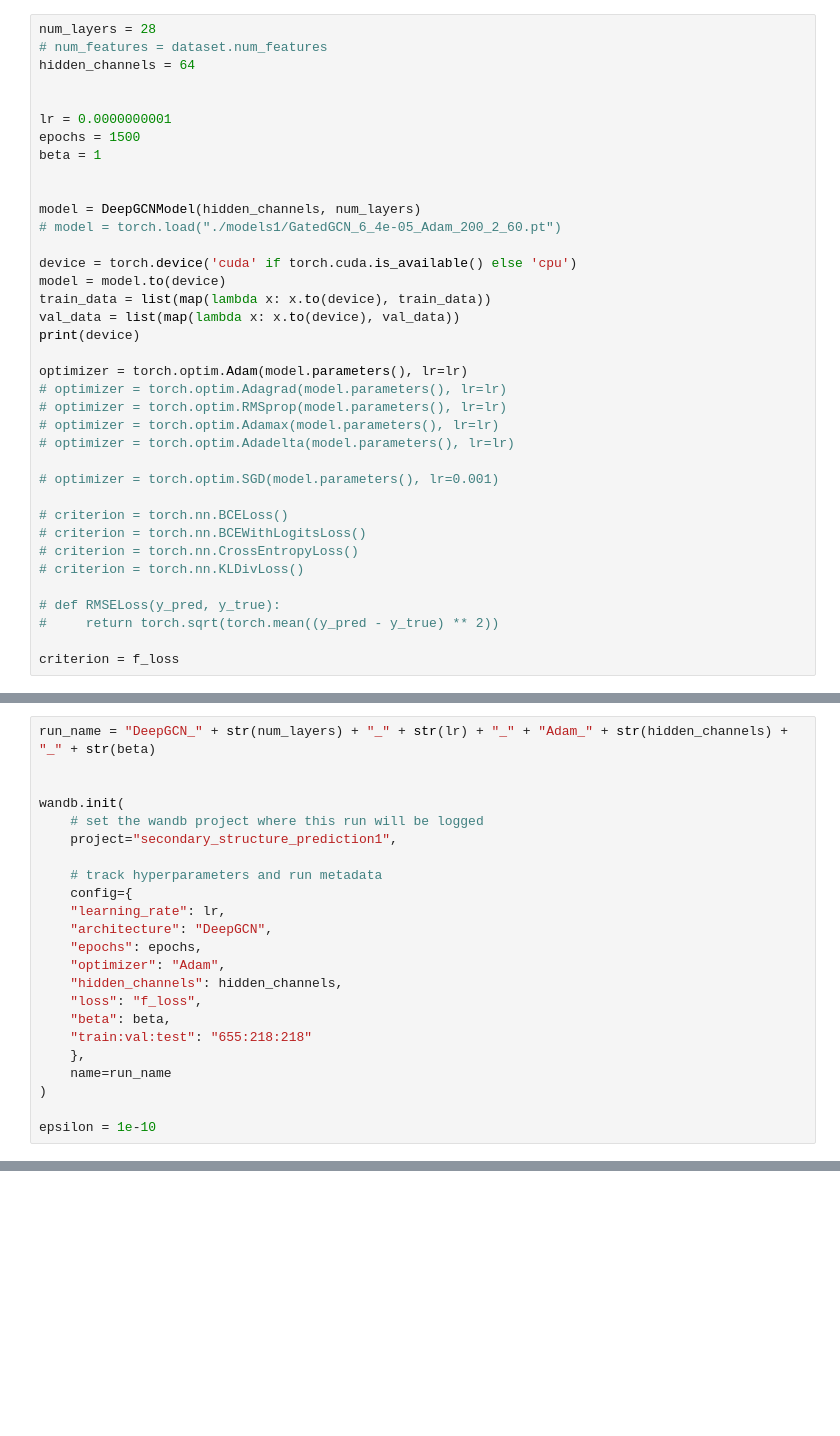
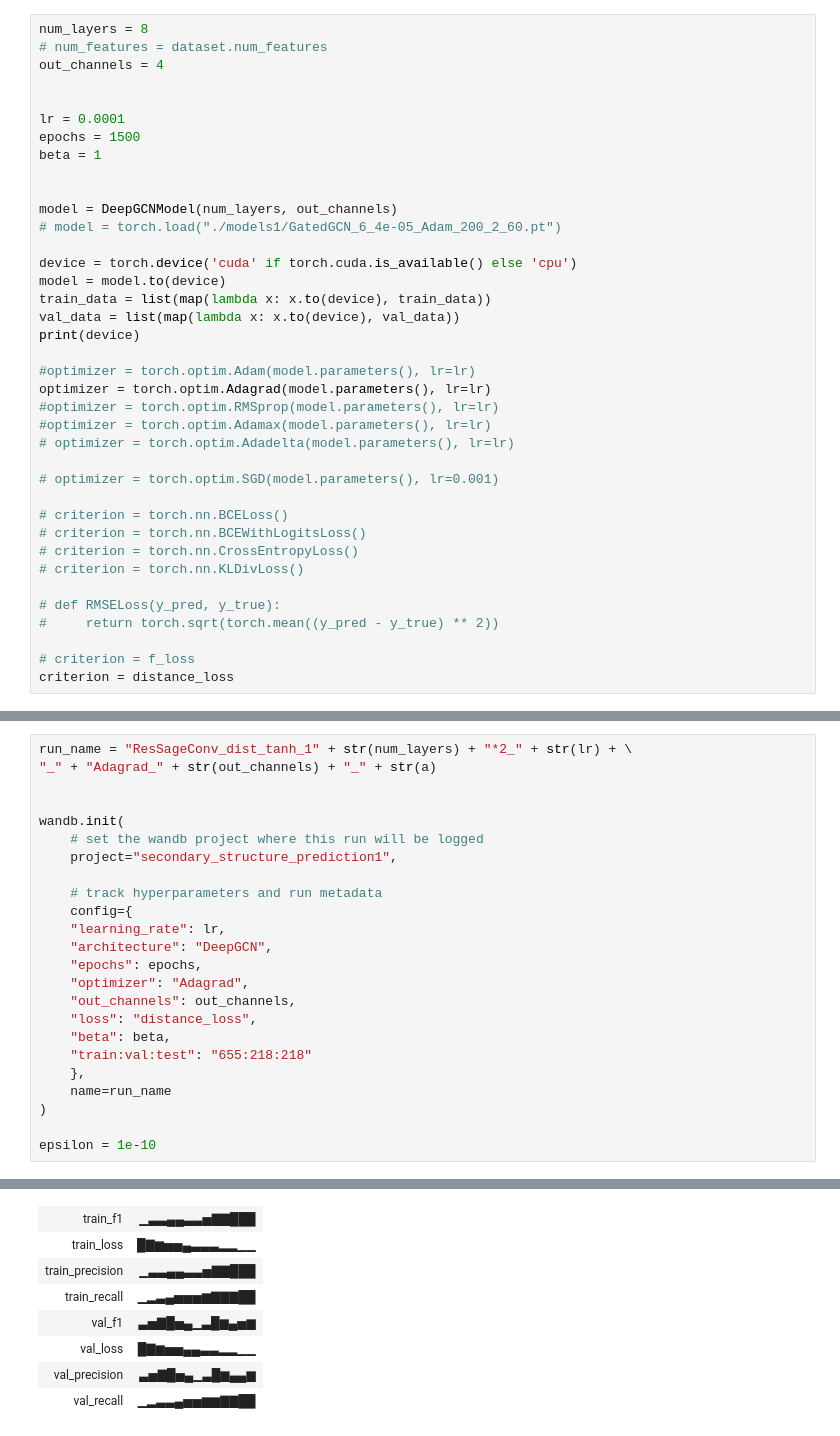
Before and after one commit to Anya497/SecondaryStructurePredictionGNN, a Jupyter notebook: DeepGCN_model.ipynb, the cells around one changed output, grey strips where cells are left out. Saved outputs shown, nothing was run; the diff lists cells and outputs as text; blank space fills up the shorter version.

```diff
--- a/DeepGCN_model.ipynb
+++ b/DeepGCN_model.ipynb
@@ -109,15 +243,15 @@ class DeepGCNModel(torch.nn.Module):
 # %%
-num_layers = 28
+num_layers = 8
 # num_features = dataset.num_features
-hidden_channels = 64
+out_channels = 4
 
 
-lr = 0.0000000001
+lr = 0.0001
 epochs = 1500
 beta = 1
 
 
-model = DeepGCNModel(hidden_channels, num_layers)
+model = DeepGCNModel(num_layers, out_channels)
 # model = torch.load("./models1/GatedGCN_6_4e-05_Adam_200_2_60.pt")
 
 device = torch.device('cuda' if torch.cuda.is_available() else 'cpu')
@@ -126,10 +260,10 @@ train_data = list(map(lambda x: x.to(device), train_data))
 val_data = list(map(lambda x: x.to(device), val_data))
 print(device)
 
-optimizer = torch.optim.Adam(model.parameters(), lr=lr)
-# optimizer = torch.optim.Adagrad(model.parameters(), lr=lr)
-# optimizer = torch.optim.RMSprop(model.parameters(), lr=lr)
-# optimizer = torch.optim.Adamax(model.parameters(), lr=lr)
+#optimizer = torch.optim.Adam(model.parameters(), lr=lr)
+optimizer = torch.optim.Adagrad(model.parameters(), lr=lr)
+#optimizer = torch.optim.RMSprop(model.parameters(), lr=lr)
+#optimizer = torch.optim.Adamax(model.parameters(), lr=lr)
 # optimizer = torch.optim.Adadelta(model.parameters(), lr=lr)
 
 # optimizer = torch.optim.SGD(model.parameters(), lr=0.001)
@@ -142,4 +276,5 @@ optimizer = torch.optim.Adam(model.parameters(), lr=lr)
 # def RMSELoss(y_pred, y_true):
 #     return torch.sqrt(torch.mean((y_pred - y_true) ** 2))
 
-criterion = f_loss
+# criterion = f_loss
+criterion = distance_loss
@@ -146,5 +283,6 @@ criterion = f_loss
 # %%
-run_name = "DeepGCN_" + str(num_layers) + "_" + str(lr) + "_" + "Adam_" + str(hidden_channels) + "_" + str(beta)
+run_name = "ResSageConv_dist_tanh_1" + str(num_layers) + "*2_" + str(lr) + \
+"_" + "Adagrad_" + str(out_channels) + "_" + str(a)
 
 
 wandb.init(
@@ -156,9 +294,9 @@ wandb.init(
     "learning_rate": lr,
     "architecture": "DeepGCN",
     "epochs": epochs,
-    "optimizer": "Adam",
-    "hidden_channels": hidden_channels,
-    "loss": "f_loss",
+    "optimizer": "Adagrad",
+    "out_channels": out_channels,
+    "loss": "distance_loss",
     "beta": beta,
     "train:val:test": "655:218:218"
     },
@@ -166,3 +304,4 @@ wandb.init(
 )
 
 epsilon = 1e-10
+# %% [output]
@@ -168,0 +311,8 @@ epsilon = 1e-10
+| train_f1 | ▁▃▃▄▄▃▃▅▇▇███ |
+| train_loss | █▇▆▅▅▄▃▃▃▂▂▁▁ |
+| train_precision | ▁▃▃▄▄▃▃▅▇▇███ |
+| train_recall | ▁▂▃▄▅▅▅▆▇▇▇██ |
+| val_f1 | ▃▅▇█▅▄▁▃█▆▄▅▆ |
+| val_loss | █▇▆▅▅▄▄▃▃▂▂▁▁ |
+| val_precision | ▃▅▇█▅▄▁▃█▆▄▄▆ |
+| val_recall | ▁▂▃▃▄▅▅▆▆▇▇██ |
```
Also changed, not shown: parts of 11 cells of this notebook, 6 other files.
